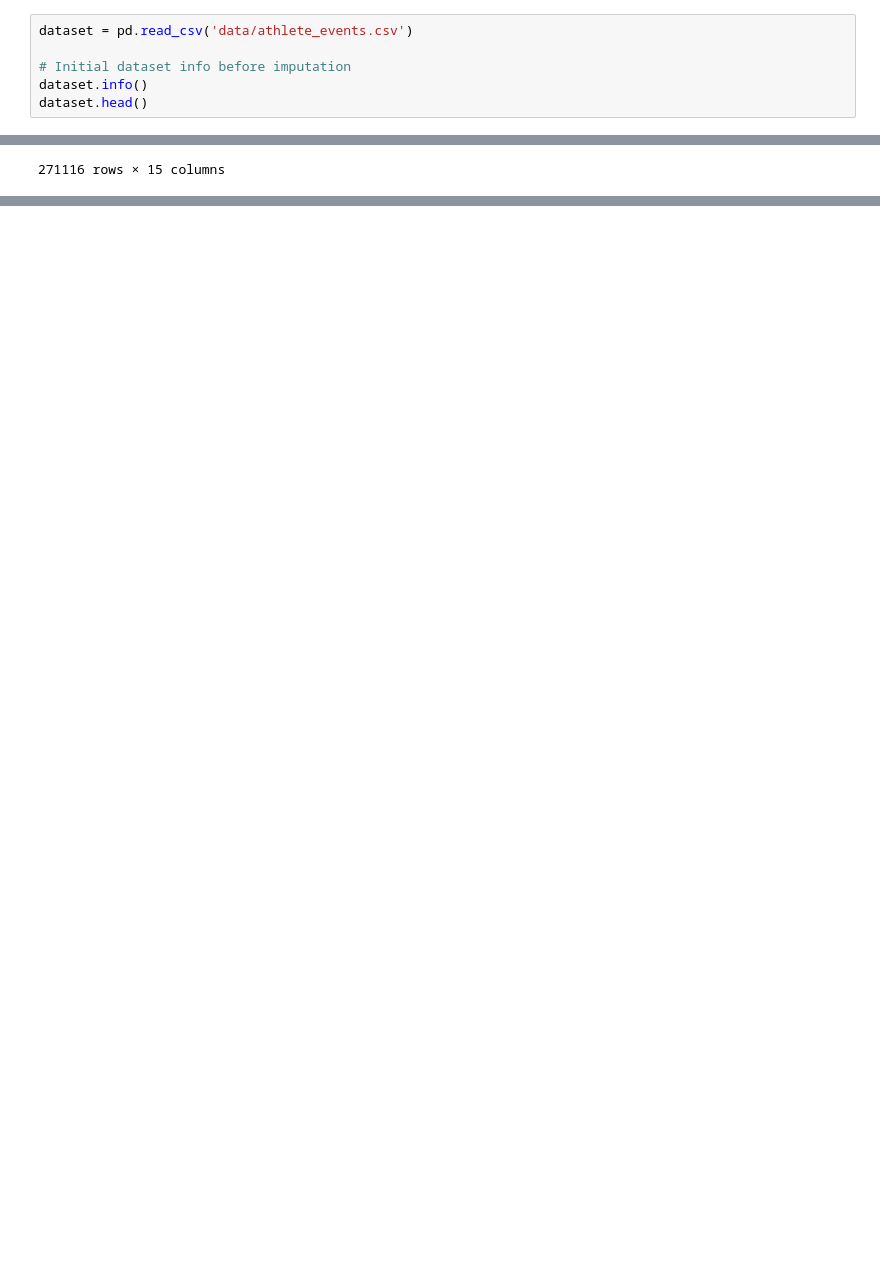
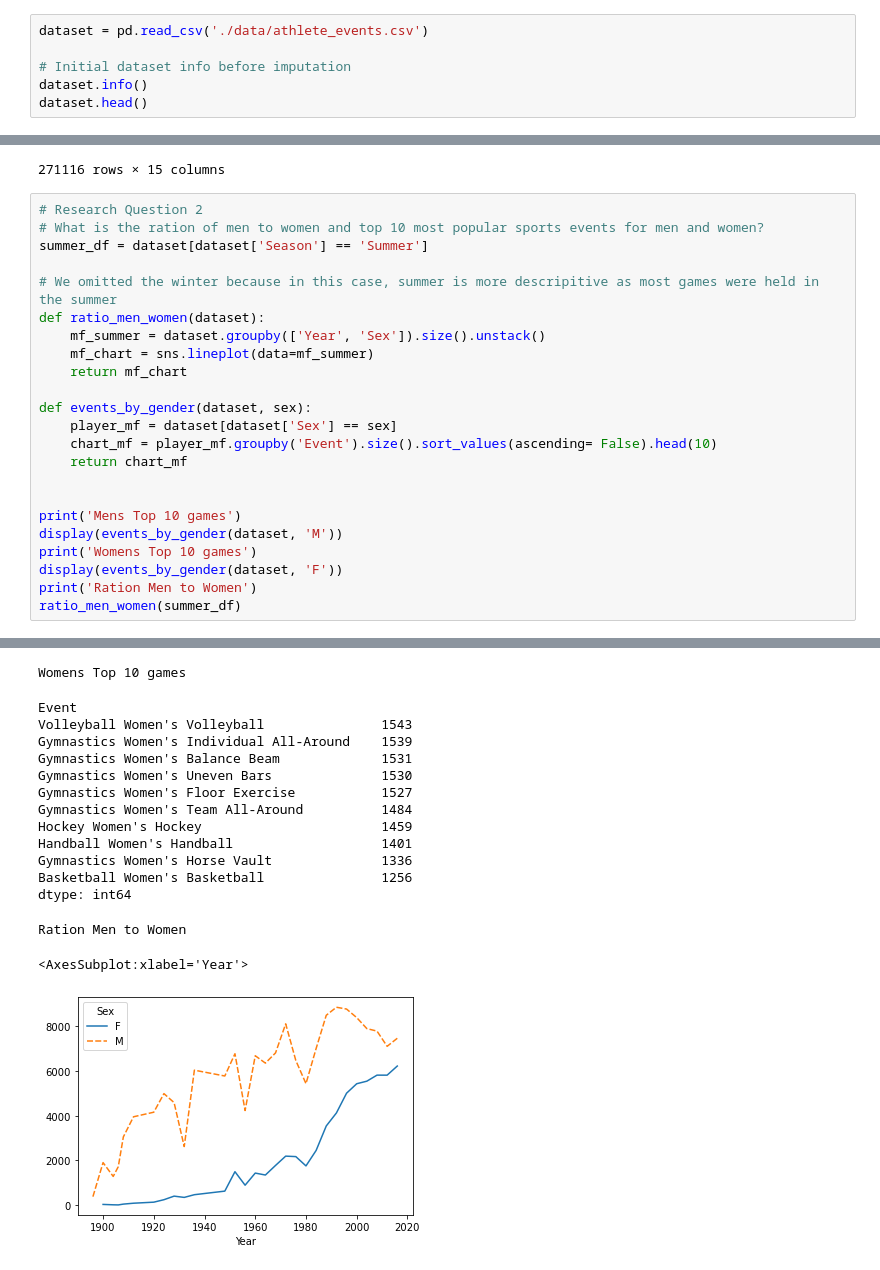
Before and after one commit to vitaminsofsalem/Data_Engineering_Milestone_1, a Jupyter notebook: Olympic_Exploration.ipynb, the cells around one changed output, grey strips where cells are left out. Saved outputs shown, nothing was run; the diff lists cells and outputs as text; blank space fills up the shorter version.

Commit message:
Done with research question 2

```diff
--- a/Olympic_Exploration.ipynb
+++ b/Olympic_Exploration.ipynb
@@ -7,7 +8,7 @@ from sklearn.multiclass import OneVsRestClassifier
 from sklearn.svm import SVC
 from DataProcTools.DataCleaning import MissingValues
 # %%
-dataset = pd.read_csv('data/athlete_events.csv')
+dataset = pd.read_csv('./data/athlete_events.csv')
 
 # Initial dataset info before imputation
 dataset.info()
@@ -198,3 +184,27 @@ dataset
 | 271114 | 135571 | Tomasz Ireneusz ya | M | 30.0 | 185.000000 | 96.000000 | Poland | POL | 1998 Winter | 1998 | Winter | ... |
 | 271115 | 135571 | Tomasz Ireneusz ya | M | 34.0 | 185.000000 | 96.000000 | Poland | POL | 2002 Winter | 2002 | Winter | ... |
 271116 rows × 15 columns
+# %%
+# Research Question 2
+# What is the ration of men to women and top 10 most popular sports events for men and women?
+summer_df = dataset[dataset['Season'] == 'Summer']
+
+# We omitted the winter because in this case, summer is more descripitive as most games were held in the summer
+def ratio_men_women(dataset):
+    mf_summer = dataset.groupby(['Year', 'Sex']).size().unstack()
+    mf_chart = sns.lineplot(data=mf_summer)
+    return mf_chart
+
+def events_by_gender(dataset, sex):
+    player_mf = dataset[dataset['Sex'] == sex]
+    chart_mf = player_mf.groupby('Event').size().sort_values(ascending= False).head(10)
+    return chart_mf
+
+
+print('Mens Top 10 games')
+display(events_by_gender(dataset, 'M'))
+print('Womens Top 10 games')
+display(events_by_gender(dataset, 'F'))
+print('Ration Men to Women')
+ratio_men_women(summer_df)
+# %% [output]
@@ -200,0 +224,16 @@ dataset
+Womens Top 10 games
+Event
+Volleyball Women's Volleyball               1543
+Gymnastics Women's Individual All-Around    1539
+Gymnastics Women's Balance Beam             1531
+Gymnastics Women's Uneven Bars              1530
+Gymnastics Women's Floor Exercise           1527
+Gymnastics Women's Team All-Around          1484
+Hockey Women's Hockey                       1459
+Handball Women's Handball                   1401
+Gymnastics Women's Horse Vault              1336
+Basketball Women's Basketball               1256
+dtype: int64
+Ration Men to Women
+<AxesSubplot:xlabel='Year'>
+[figure, added]
```
Also changed, not shown: parts of 3 cells of this notebook.
